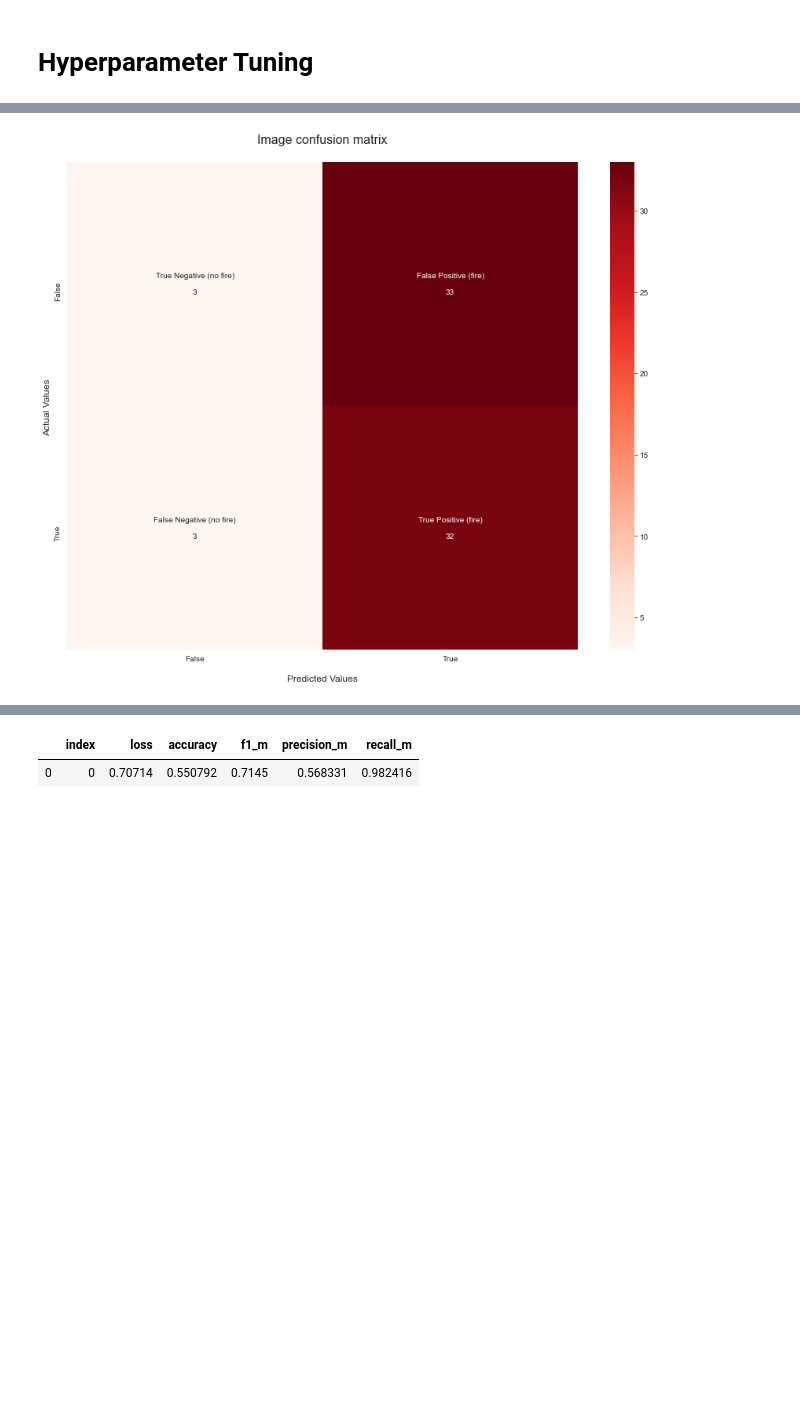
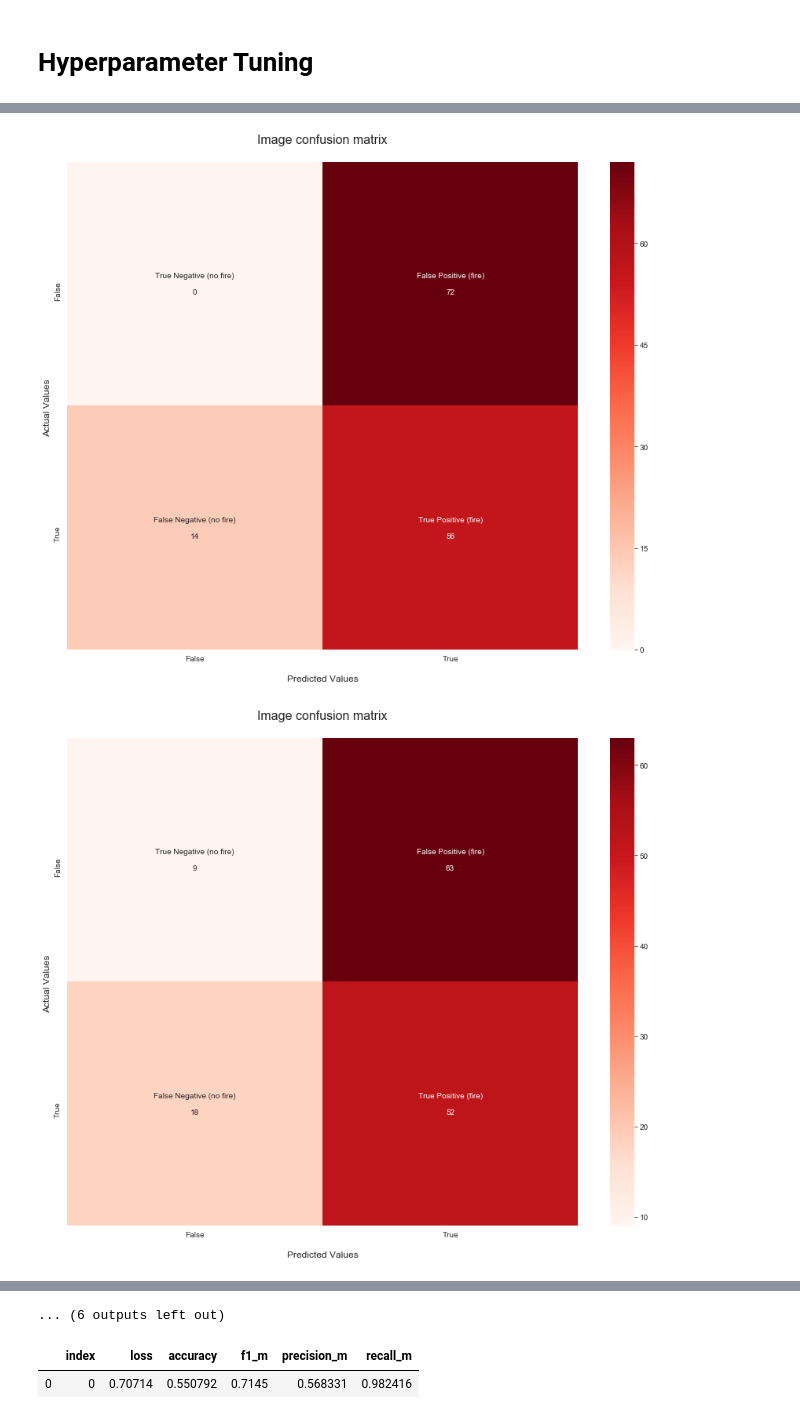
Before and after one commit to sdeittrick/Wildfire_Detection_Capstone_697, a Jupyter notebook: wildfire_prediction_pipeline/model_aggregation.ipynb, the cells around one changed output, grey strips where cells are left out. Drawn from its saved outputs; the diff is of its cells as text; code cells hidden in the pictures; blank space fills up the shorter version.

```diff
--- a/wildfire_prediction_pipeline/model_aggregation.ipynb
+++ b/wildfire_prediction_pipeline/model_aggregation.ipynb
@@ -91,10 +146,21 @@ hold_out_images, hold_out_labels = zip(*test_data)
 
 #normalize the images
 hold_out_images = np.array(hold_out_images) / 255.0
+
+augmented_hold_out_images = []
+augmented_hold_out_labels = []
+for i in range(len(hold_out_images)):
+    augmented_hold_out_images.append(tf.image.flip_left_right(hold_out_images[i]))
+    augmented_hold_out_labels.append(hold_out_labels[i])
+
+hold_out_images = tuple(list(hold_out_images) + augmented_hold_out_images)
+hold_out_labels = hold_out_labels + tuple(augmented_hold_out_labels)
+
 hold_out_images = tf.convert_to_tensor(hold_out_images , dtype=tf.float32)
 input_shape = hold_out_images.shape[1:]
 
-print(hold_out_images.shape)
-print(hold_out_images.shape)
-print(input_shape)
+# print(hold_out_images.shape)
+# print(hold_out_images.shape)
+# print(input_shape)
+plot_images(hold_out_images, hold_out_labels)
 # %% [output]
@@ -108,9 +172,9 @@ print(input_shape)
 #! rm -rf ./logs/
 # %%
 session_num = 0
-epochs = 50
-HP_NUM_UNITS = hp.HParam('num_units', hp.Discrete([32, 64]))#, 64])) #8, 16
-HP_DROPOUT = hp.HParam('dropout', hp.RealInterval(0.4, 0.5))
+epochs = 25
+HP_NUM_UNITS = hp.HParam('num_units', hp.Discrete([16,32,64]))#, 64])) #8, 16
+HP_DROPOUT = hp.HParam('dropout', hp.RealInterval(0.1, 0.5))
 # dropout_rate = 0.3
 HP_OPTIMIZER = hp.HParam('optimizer', hp.Discrete(['RMSprop','adam','Nadam']))#,'adam', 'Nadam'])) #'sgd','Adagrad','RMSprop',
 
@@ -181,4 +266,4 @@ modelDf
 # %%
-model = modelz[5]
+model = modelz[8]
 # %%
 
@@ -192,16 +277,19 @@ plot_confusion_matrix_2(modelDf['cms'].values[5],normalize=False)
 # cm = confusion_matrix(y_true=test_labels, y_pred=np.argmax(prediction, axis=-1))
 # print(np.argmax(prediction, axis=-1).shape)
 # print(test_labels.shape)
-
-predictions2 = model.predict(x=hold_out_images, steps=len(hold_out_images), verbose=0)
-cm2 = confusion_matrix(y_true=hold_out_labels, y_pred=np.argmax(predictions2, axis=-1))
+cm2s=[]
+for model in modelz:
+    predictions2 = model.predict(x=hold_out_images, steps=len(hold_out_images), verbose=0)
+    cm2 = confusion_matrix(y_true=hold_out_labels, y_pred=np.argmax(predictions2, axis=-1))
+    cm2s.append(cm2)
 # print(np.argmax(predictions2, axis=-1).shape)
 # print(test_data_labels.shape)
 # %%
 
 # modelDf['test_cms'].values[0]
 # plot_confusion_matrix_2(modelDf['test_cms'].values[0],normalize=False)
-
-plot_confusion_matrix_2(cm2,normalize=False)
+for cm2 in cm2s:
+    plot_confusion_matrix_2(cm2,normalize=False)
 # %% [output]
-[figure, old version]
+[figure, new version]
+[figure, added]
@@ -208,3 +306,4 @@ plot_confusion_matrix_2(cm2,normalize=False)
+... (6 outputs left out)
 # %%
 
 history_df = pd.DataFrame(histories[0].history).reset_index()
```
Also changed, not shown: parts of 10 cells of this notebook, 36 other files.
